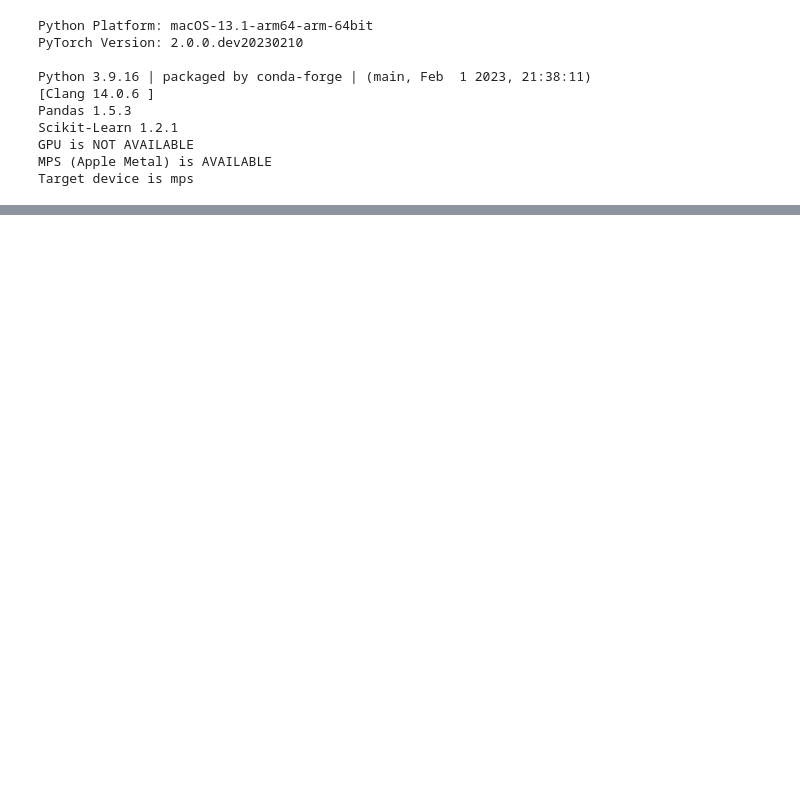
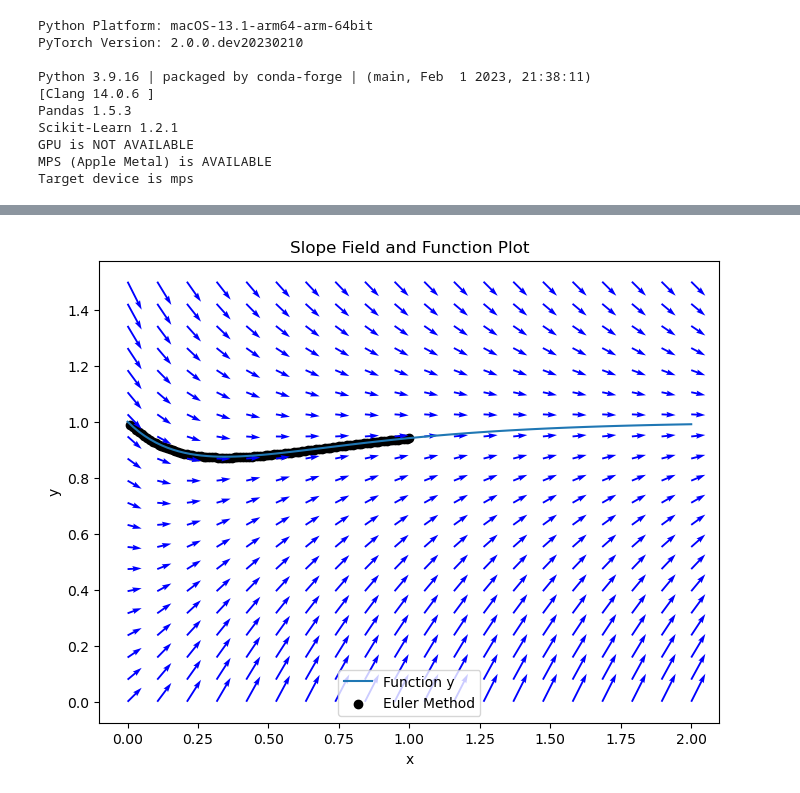
Before and after one commit to anmutechsupport/snn-neuronic, a Jupyter notebook: snnTorch_tutorials/LIF.ipynb, the cells around one changed output, grey strips where cells are left out. Saved outputs shown, nothing was run; the diff lists cells and outputs as text; code cells hidden in the pictures; blank space fills up the shorter version.

Commit message:
eulers method

```diff
--- a/snnTorch_tutorials/LIF.ipynb
+++ b/snnTorch_tutorials/LIF.ipynb
@@ -45,0 +65,71 @@ import matplotlib.pyplot as plt
+# %%
+def eulers_method(dx, x0, y0, h, n):
+  solutions = []
+  for i in range(n):
+    m = dx(x0, y0)
+    y1 = y0 + m*h
+    x1 = x0 + h
+    solutions.append([m, x1, y1])
+    y0 = y1
+    x0 = x1
+  return solutions
+
+import math
+
+def dx(x, y):
+  return 2-math.exp(-4*x)-2*y
+
+solutions = eulers_method(dx, 0, 1, 0.01, 100)
+
+# print(solutions)
+
+import numpy as np
+import matplotlib.pyplot as plt
+import math
+
+# Define the function
+def f(x):
+    return 1 + 0.5*np.exp(-4*x) - 0.5*np.exp(-2*x)
+
+# Define the differential equation
+def dydx(x, y):
+    return 2 - np.exp(-4*x) - 2*y
+
+# Create a list of x values
+x = np.linspace(0, 2, 100)
+
+# Evaluate the function on the list of x values
+y = f(x)
+
+# Create a plot
+fig, ax = plt.subplots(figsize=(8,6))
+ax.plot(x, y, label='Function y')
+ax.set_xlabel('x')
+ax.set_ylabel('y')
+ax.set_title('Slope Field and Function Plot')
+ax.legend()
+
+# Extract x and y values from the list of points
+x_vals = [p[1] for p in solutions]
+y_vals = [p[2] for p in solutions]
+
+# Plot the points using the scatter() function
+ax.scatter(x_vals, y_vals, color='black', label='Euler Method')
+
+# Add a legend
+ax.legend()
+
+# Create a grid of x and y values for the slope field
+X, Y = np.meshgrid(np.linspace(0, 2, 20), np.linspace(0, 1.5, 20))
+
+# Compute the slope field
+U = np.ones_like(X)
+V = dydx(X, Y)
+
+# Add the slope field to the plot
+ax.quiver(X, Y, U, V, color='blue', angles='xy', scale_units='xy', scale=20)
+
+# Show the plot
+plt.show()
+# %% [output]
+[figure, added]
```
Also changed, not shown: parts of 1 cell of this notebook.
